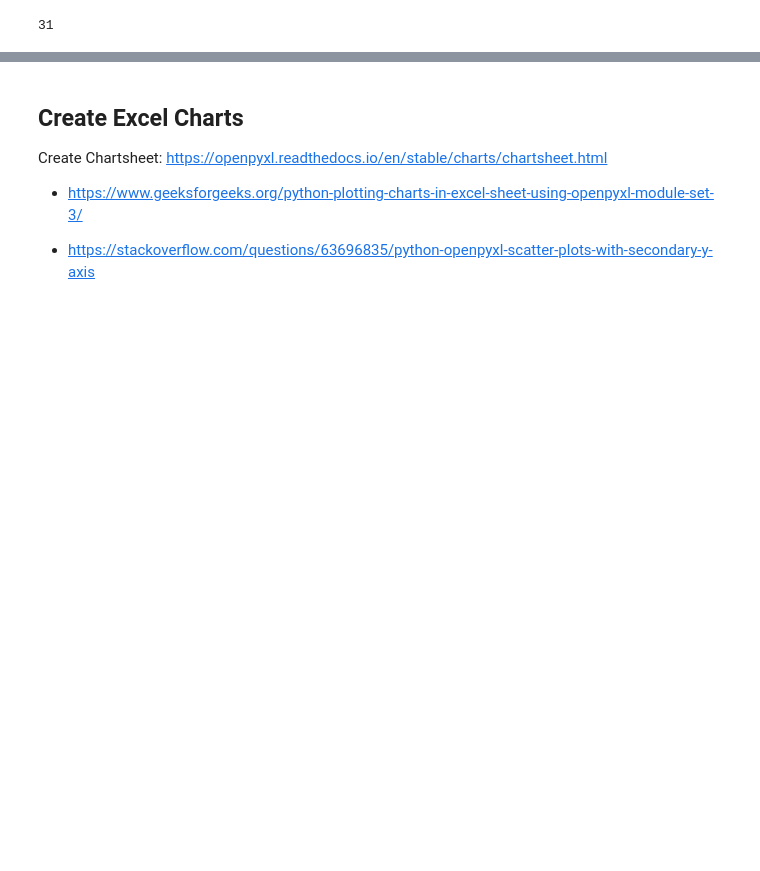
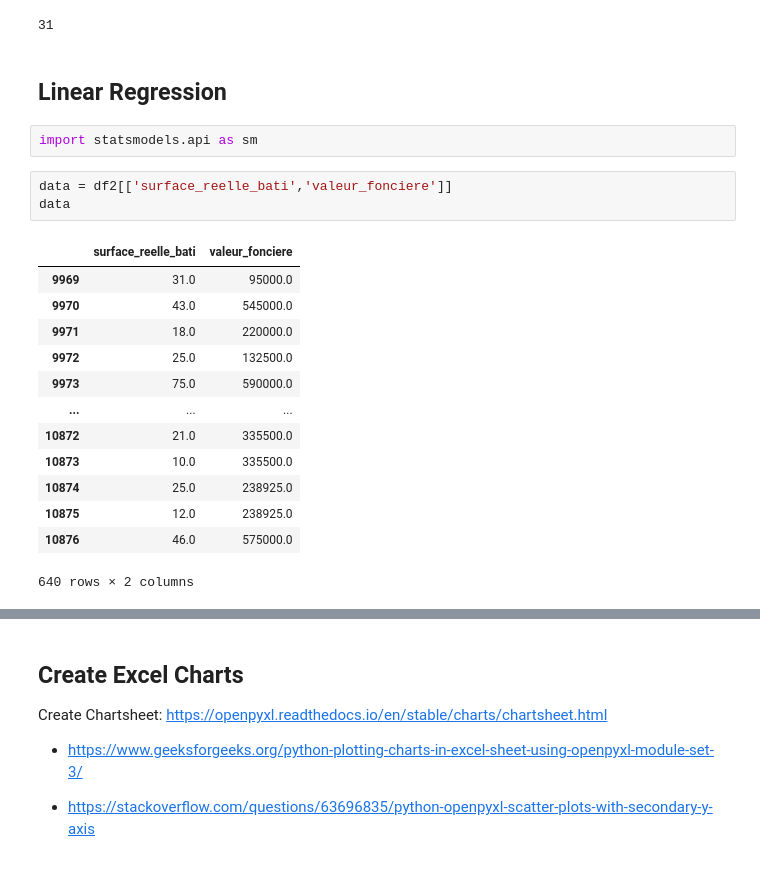
Before and after one commit to slevin48/automate, a Jupyter notebook: automate.ipynb, the cells around one changed output, grey strips where cells are left out. Saved outputs shown, nothing was run; the diff lists cells and outputs as text; blank space fills up the shorter version.

```diff
--- a/automate.ipynb
+++ b/automate.ipynb
@@ -117,3 +117,24 @@ sheet_1['AL'][1].value
 sheet_2.cell(column=1, row=2,value=sheet_1['AL'][1].value).value
 # %% [output]
 31
+# %% [markdown]
+## Linear Regression
+# %%
+import statsmodels.api as sm
+# %%
+data = df2[['surface_reelle_bati','valeur_fonciere']]
+data
+# %% [output]
+|  | surface_reelle_bati | valeur_fonciere |
+| 9969 | 31.0 | 95000.0 |
+| 9970 | 43.0 | 545000.0 |
+| 9971 | 18.0 | 220000.0 |
+| 9972 | 25.0 | 132500.0 |
+| 9973 | 75.0 | 590000.0 |
+| ... | ... | ... |
+| 10872 | 21.0 | 335500.0 |
+| 10873 | 10.0 | 335500.0 |
+| 10874 | 25.0 | 238925.0 |
+| 10875 | 12.0 | 238925.0 |
+| 10876 | 46.0 | 575000.0 |
+640 rows × 2 columns
```
Also changed, not shown: parts of 5 cells of this notebook, 11 other files.
